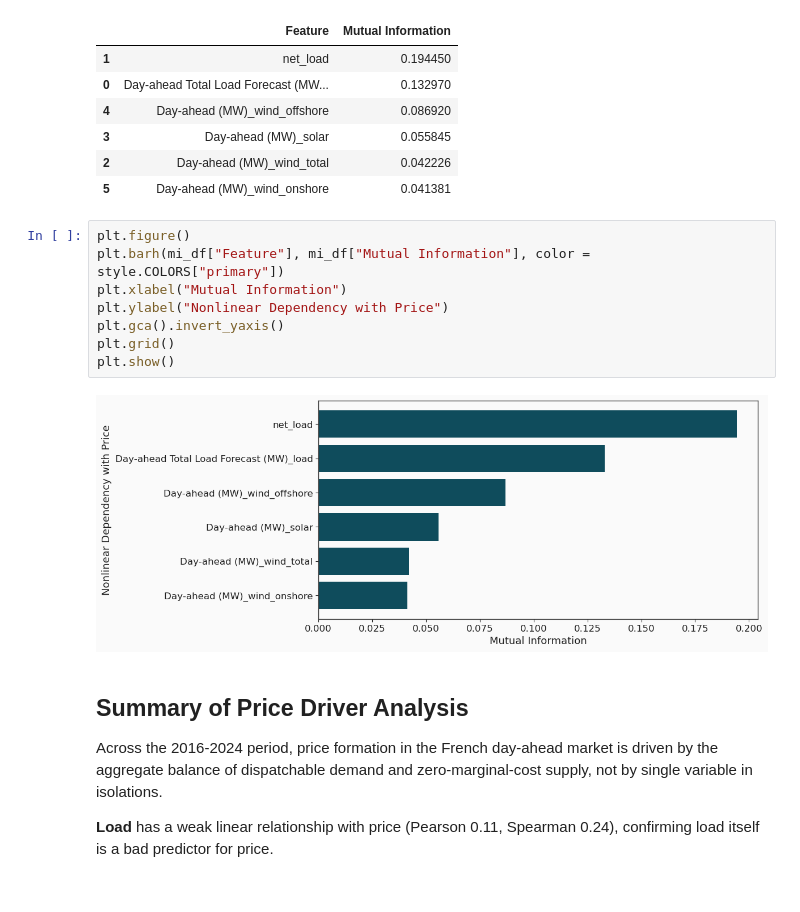
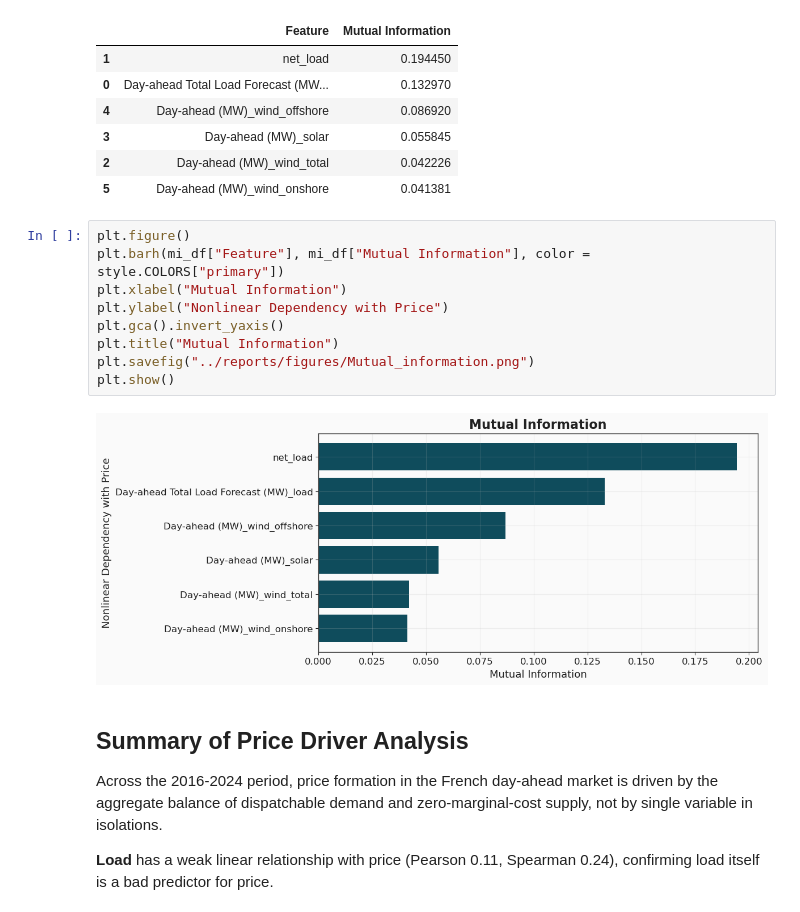
Before and after one commit to LisaBianConti/electricity-price-forecasting, a Jupyter notebook: notebooks/03_eda_drivers.ipynb, the cells around one changed output. Saved outputs shown, nothing was run; the diff lists cells and outputs as text.

```diff
--- a/notebooks/03_eda_drivers.ipynb
+++ b/notebooks/03_eda_drivers.ipynb
@@ -982,13 +987,14 @@ mi_df
 # %%
 plt.figure()
 plt.barh(mi_df["Feature"], mi_df["Mutual Information"], color = style.COLORS["primary"])
 plt.xlabel("Mutual Information")
 plt.ylabel("Nonlinear Dependency with Price")
 plt.gca().invert_yaxis()
-plt.grid()
+plt.title("Mutual Information")
+plt.savefig("../reports/figures/Mutual_information.png")
 plt.show()
 # %% [output]
-[figure, old version]
+[figure, new version]
 # %% [markdown]
 ## Summary of Price Driver Analysis
 Across the 2016-2024 period, price formation in the French day-ahead market is driven by the aggregate balance of dispatchable demand and zero-marginal-cost supply, not by single variable in isolations.
```
Also changed, not shown: parts of 1 cell of this notebook, 19 other files.
